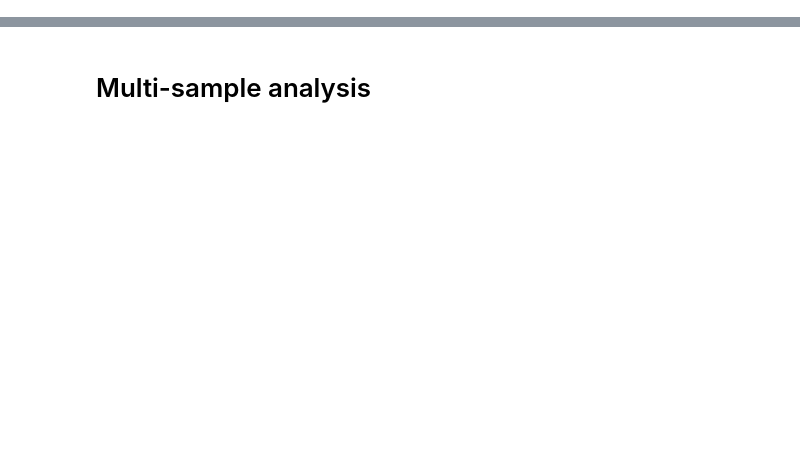
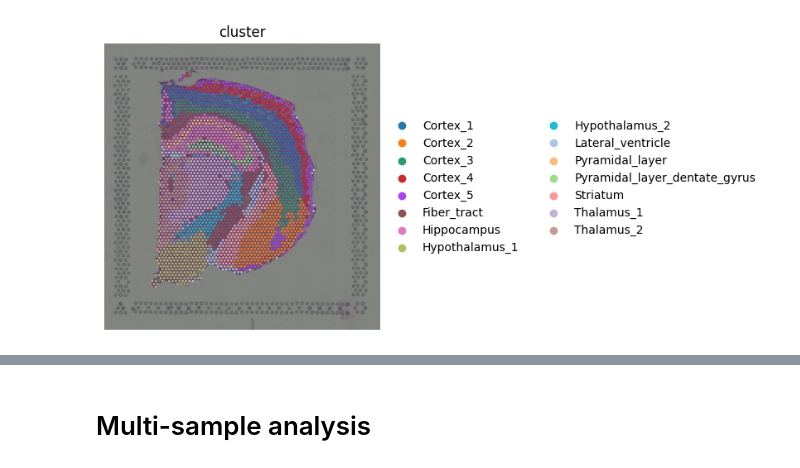
Before and after one commit to pedrovp161/spatools, a Jupyter notebook: Tutorials/clustering_correlation_analysis.ipynb, the cells around one changed output, grey strips where cells are left out. Saved outputs shown, nothing was run; the diff lists cells and outputs as text; code cells hidden in the pictures; blank space fills up the shorter version.

```diff
--- a/Tutorials/clustering_correlation_analysis.ipynb
+++ b/Tutorials/clustering_correlation_analysis.ipynb
@@ -0,0 +15,2 @@
+# %%
+adata = sq.datasets.visium_hne_adata()
@@ -0,0 +27,6 @@
+# %%
+import matplotlib.pyplot as plt
+
+sq.pl.spatial_scatter(adata, color="cluster", frameon=False, figsize=(8,8))# type: ignore
+# %% [output]
+[figure, added]
```
Also changed, not shown: parts of 20 cells of this notebook, 6 other files.
